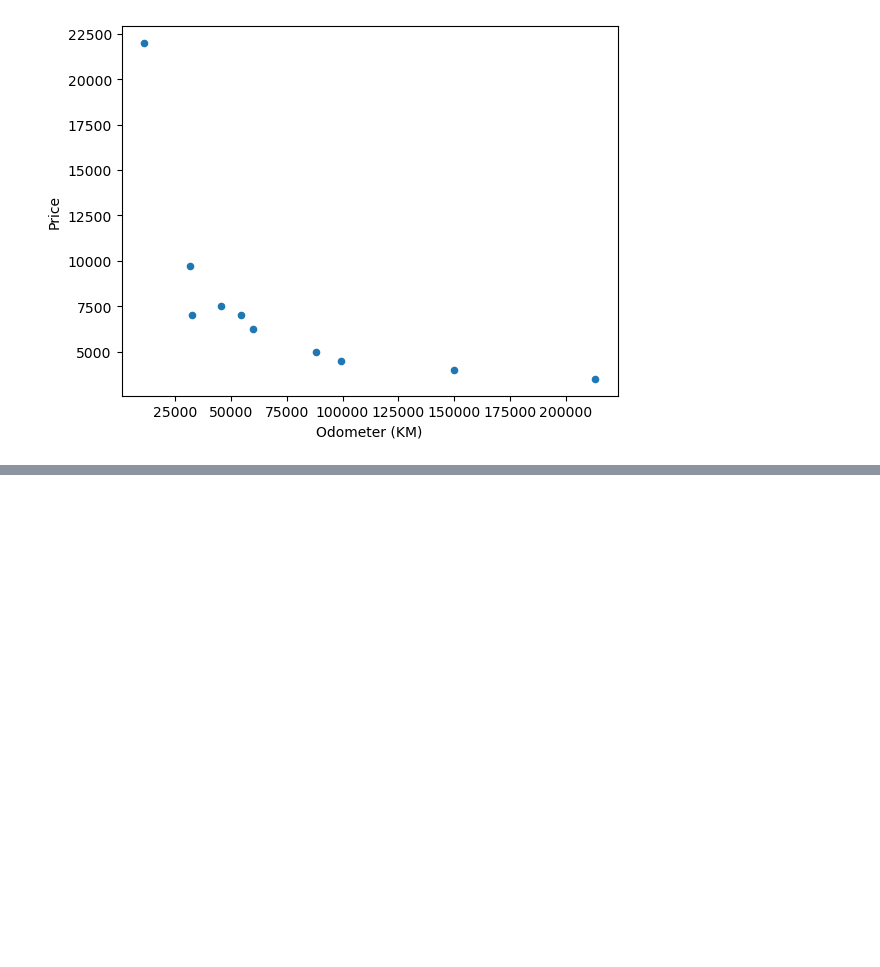
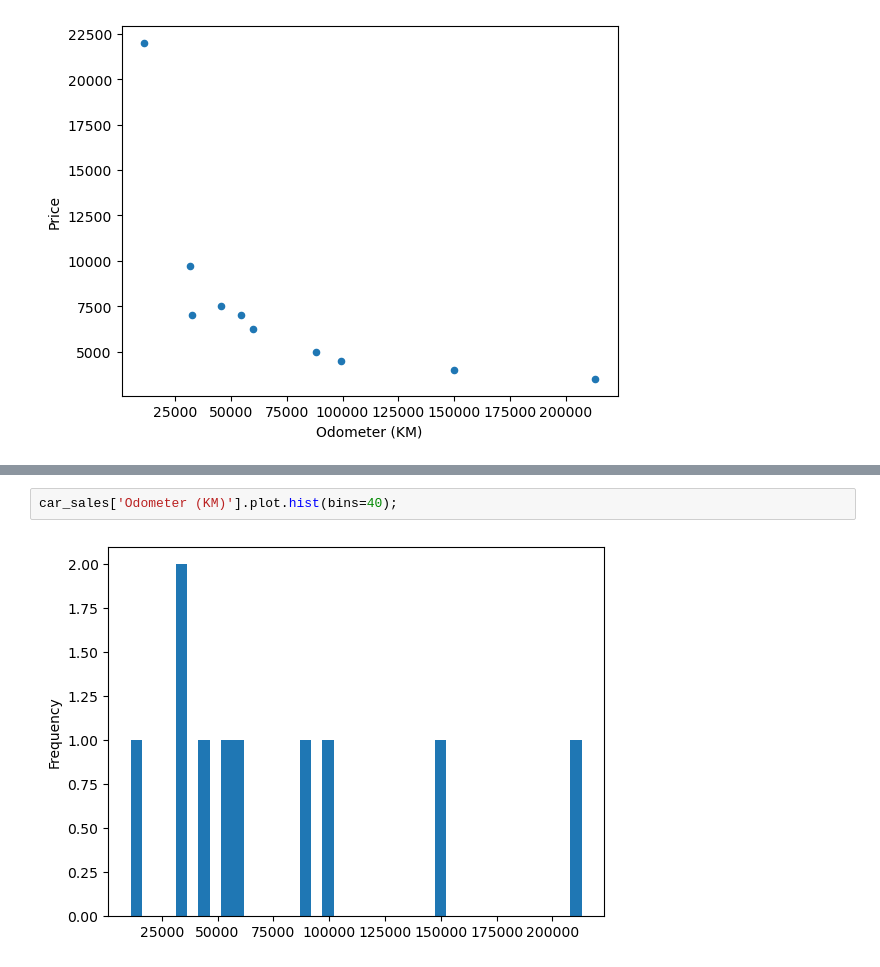
Before and after one commit to lgnassar/machine-learning-udemy, a Jupyter notebook: introduction-to-matplotlib.ipynb, the cells around one changed output, grey strips where cells are left out. Cells and saved outputs as stored; diff of their text form; blank space fills up the shorter version.

```diff
--- a/introduction-to-matplotlib.ipynb
+++ b/introduction-to-matplotlib.ipynb
@@ -261,0 +268,4 @@ car_sales.plot()
+# %%
+car_sales['Odometer (KM)'].plot.hist(bins=40);
+# %% [output]
+[figure, added]
```
Also changed, not shown: parts of 31 cells of this notebook, 2 other files.
